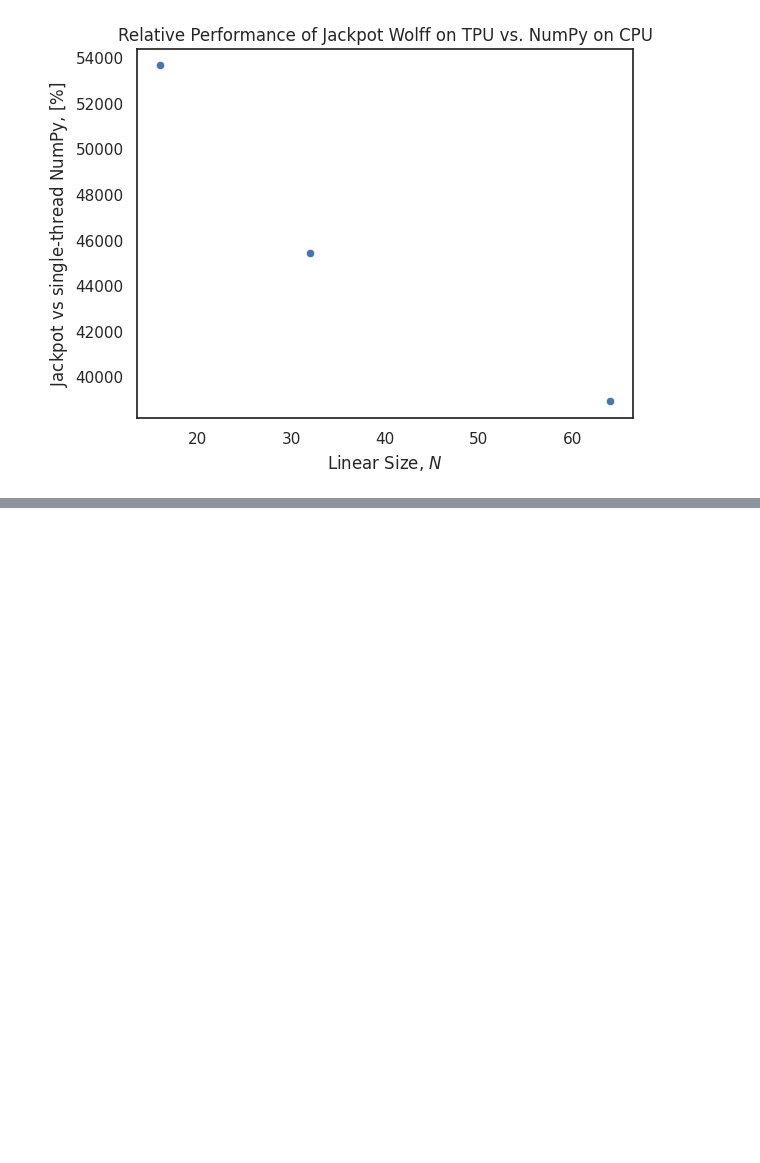
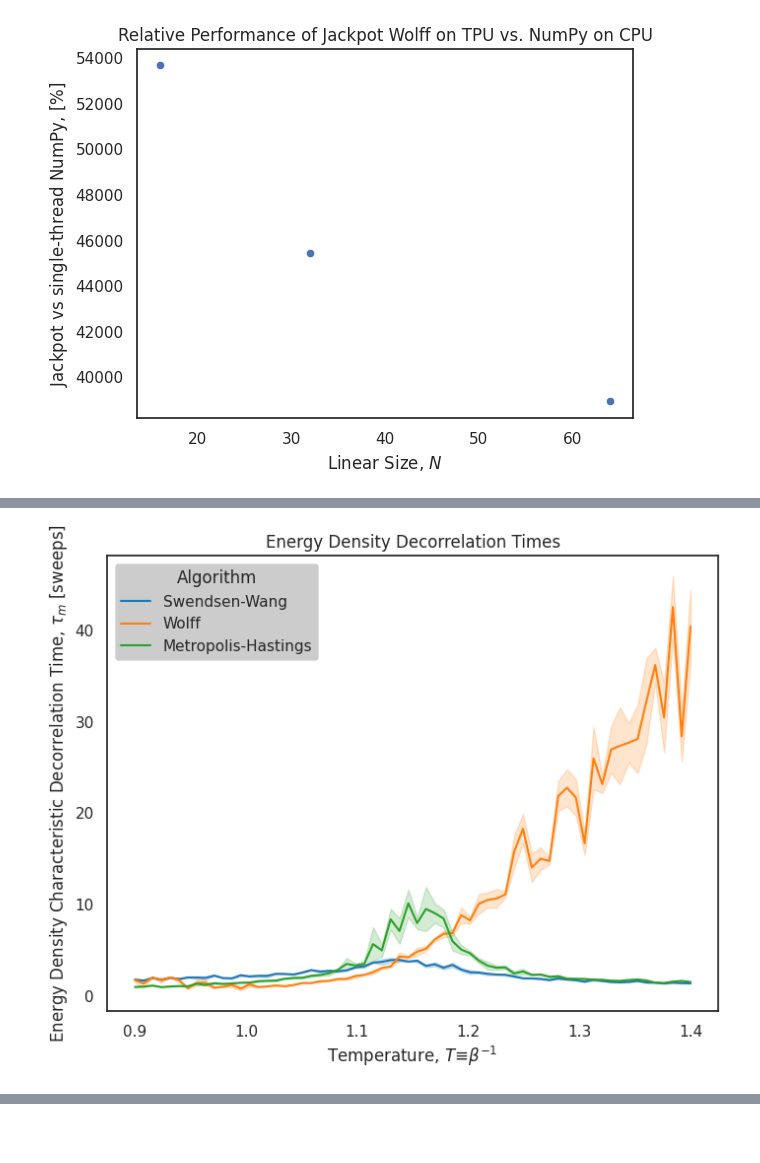
Before and after one commit to JeppeKlitgaard/Jackpot, a Jupyter notebook: report.ipynb, the cells around one changed output, grey strips where cells are left out. Cells and saved outputs as stored; diff of their text form; code cells hidden in the pictures; blank space fills up the shorter version.

```diff
--- a/report.ipynb
+++ b/report.ipynb
@@ -1155,0 +1191,23 @@ md_ax.set(
+# %%
+# Standard
+# Plot L = 32 measurements
+fig = plt.figure()
+fig.set_size_inches(8, 6)
+L32_ax = sns.lineplot(
+    y="energy_decay_time",
+    **_ac_plot_kwargs
+    | {
+        "data": ac_df.query("Size == 32"),
+        "hue": "Algorithm",
+        "style": None,
+        "n_boot": 2500,
+    }
+)
+
+L32_ax.set(
+    title="Energy Density Decorrelation Times",
+    xlabel="Temperature, $T ≡ β^{-1}$",
+    ylabel=r"Energy Density Characteristic Decorrelation Time, $τ_m\ \mathrm{[sweeps]}$",
+);
+# %% [output]
+[figure, added]
```
Also changed, not shown: parts of 49 cells of this notebook, 5 other files.
